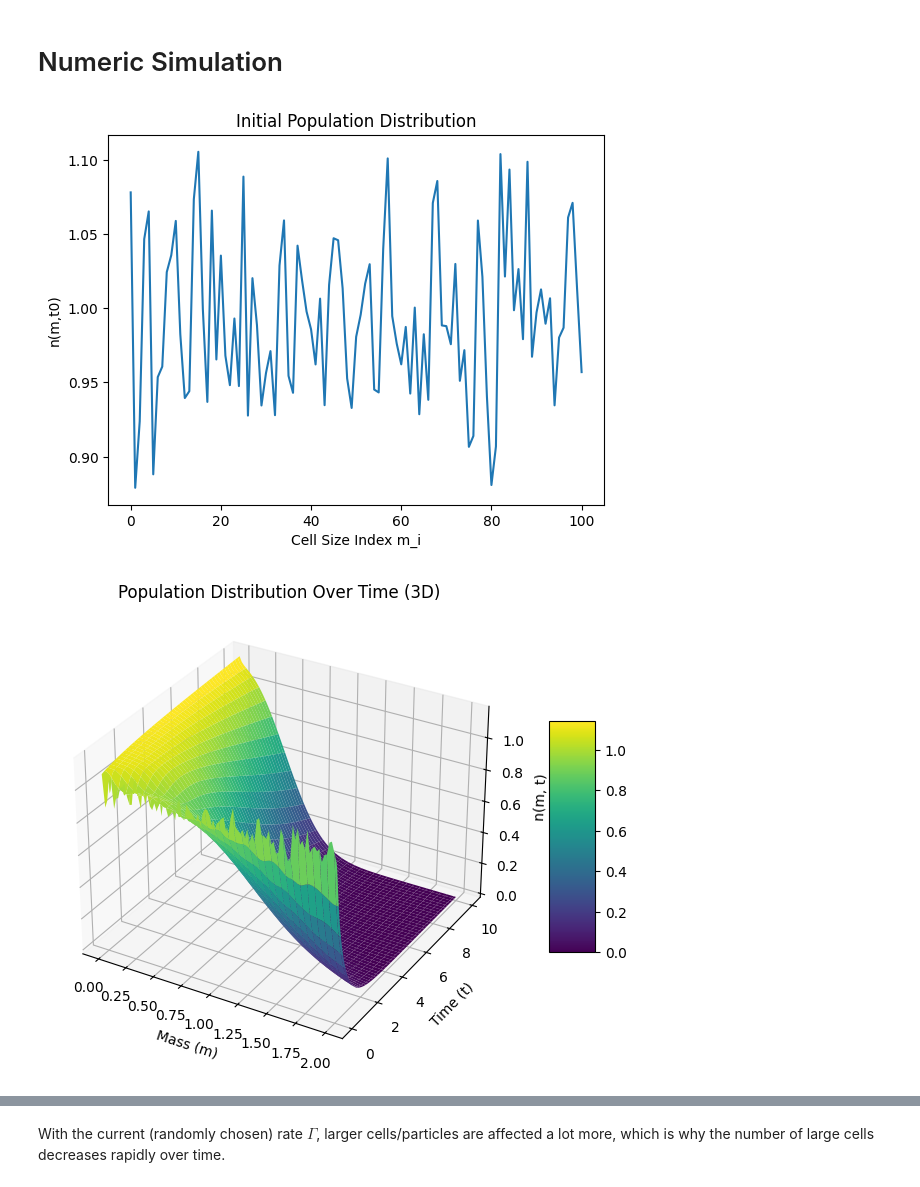
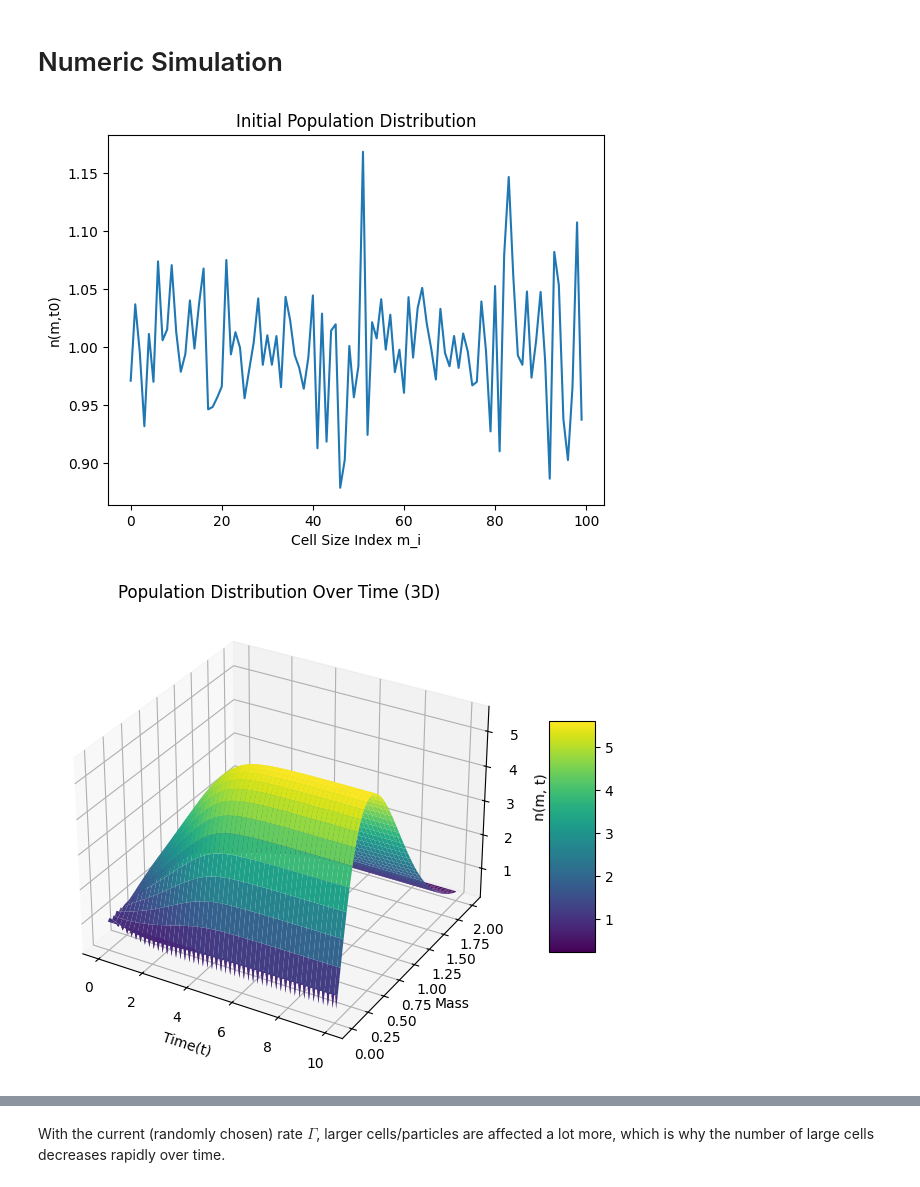
Before and after one commit to therealtoby1/Master, a Jupyter notebook: Cell_growth_integro_diff.ipynb, the cells around one changed output, grey strips where cells are left out. Cells and saved outputs as stored; diff of their text form; code cells hidden in the pictures.

```diff
--- a/Cell_growth_integro_diff.ipynb
+++ b/Cell_growth_integro_diff.ipynb
@@ -56,8 +57,10 @@ import random #for random starting values around a mean value
 #domain and discretization
 M  =  100
 m_min,  m_max   =    0.0,    2.0
-m = np.linspace(m_min, m_max, M+1)
+m = np.linspace(m_min, m_max, M)
 delta_m = m[1] - m[0]
+q=2.5 #for the probability distribution
+Bqq = math.gamma(q) * math.gamma(q) / math.gamma(2*q)
 # %%
 #functions for growth rate/death rate...
 def r_g (m_i, S):
@@ -77,7 +95,7 @@ def population_system (t,y):
 
     dn_dt= np.zeros_like(n)
     r_g_values = r_g(m,S)
-    Gamma_values=Gamma(m)
+    Gamma_values=Gamma(m,S)
 
     # Compute the finite difference approximation for ∂/∂m (r_g * n)
     rg_n = r_g_values * n
@@ -87,10 +105,10 @@ def population_system (t,y):
 
 
     # Now compute the RHS for each n_i and  we have M+1 equations for n_i and one for S
-    for i in range(M+1):
+    for i in range(M):
         # Fragmentation sum
         frag_sum = 0.0
-        for k in range(i, M+1):
+        for k in range(i, M):
             frag_sum += Gamma_values[k] * p(k, i) * n[k]
         frag_sum *= 2 * delta_m
 
@@ -117,12 +135,12 @@ plt.show()
                  # Normalize
 
 # Initial substrate S
-S0 = 1.0
+S0 = 5
 
 # Combine into single initial condition vector
 y0 = np.concatenate([n0, [S0]])
 # %% [output]
-[figure, old version]
+[figure, new version]
 # %%
 t_span = (0.0, 10.0)
 timesteps=200
@@ -132,31 +150,49 @@ sol = solve_ivp(population_system, t_span, y0, t_eval=t_eval, method='RK45')
 # %%
 from mpl_toolkits.mplot3d import Axes3D
 
 j=timesteps
 # Create a meshgrid for mass (m) and time (t)
-M_, T = np.meshgrid(m, sol.t[:j])
+T, M_  = np.meshgrid(sol.t[:j], m)
 
 # Extract corresponding n(m, t) values for the first j time points
-N = sol.y[:-1, :j].T  # Transpose to match dimensions
+N = sol.y[:-1, :j]  # Transpose to match dimensions
 
 # Create 3D plot
 fig = plt.figure(figsize=(10, 6))
 ax = fig.add_subplot(111, projection='3d')
 
 # Plot surface
-surf = ax.plot_surface(M_, T, N, cmap='viridis')
+surf = ax.plot_surface(T,M_ , N, cmap='viridis')
 
-ax.set_xlabel('Mass (m)')
-ax.set_ylabel('Time (t)')
+ax.set_xlabel('Time(t)')
+ax.set_ylabel('Mass')
 ax.set_zlabel('n(m, t)')
 ax.set_title('Population Distribution Over Time (3D)')
 
 # Add color bar
 fig.colorbar(surf, ax=ax, shrink=0.5, aspect=5)
 
 plt.show()
+
+import plotly.graph_objects as go
+import numpy as np
+
+# T, M_, N are numpy arrays as before:
+fig = go.Figure(data=[
+    go.Surface(x=M_, y=T, z=N, colorscale='Viridis')
+])
+fig.update_layout(
+    scene = dict(
+        xaxis_title='Mass(m)',
+        yaxis_title='Time (t)',
+        zaxis_title='n(m, t)'
+    ),
+    width=600, height=600,
+    title='Population Distribution Over Time'
+)
+fig.show()
 # %% [output]
-[figure, old version]
+[figure, new version]
 # %%
 
 
```
Also changed, not shown: parts of 6 cells of this notebook.
